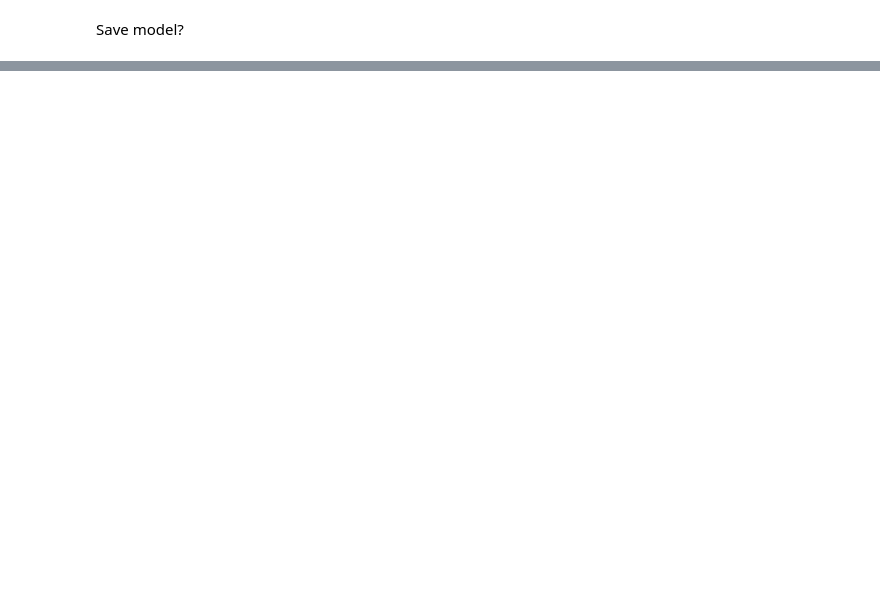
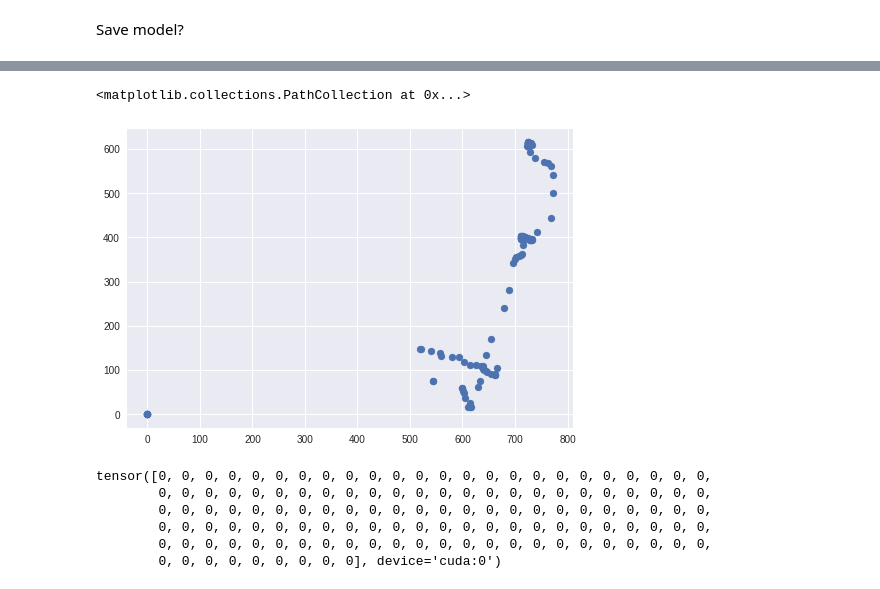
Before and after one commit to axiezai/nl-processors, a Jupyter notebook: nl-processors/gaze/colab_classify_gaze.ipynb, the cells around one changed output, grey strips where cells are left out. Cells and saved outputs as stored; diff of their text form; code cells hidden in the pictures; blank space fills up the shorter version.

```diff
--- a/nl-processors/gaze/colab_classify_gaze.ipynb
+++ b/nl-processors/gaze/colab_classify_gaze.ipynb
@@ -508,0 +549,19 @@ torch.save(gazecom_bLSTM.state_dict(), '/content/blstm_weights.pth'
+# %%
+win_num = 24
+win_coords = torch.from_numpy(x[win_num]).double().to(DEVICE)
+logits = gazecom_bLSTM(win_coords)
+_, predicted = torch.max(logits.squeeze(), dim = 0)
+# %%
+plt.scatter(x[win_num][:,0],x[win_num][:,1])
+# %% [output]
+<matplotlib.collections.PathCollection at 0x...>
+[figure, added]
+# %%
+predicted
+# %% [output]
+tensor([0, 0, 0, 0, 0, 0, 0, 0, 0, 0, 0, 0, 0, 0, 0, 0, 0, 0, 0, 0, 0, 0, 0, 0,
+        0, 0, 0, 0, 0, 0, 0, 0, 0, 0, 0, 0, 0, 0, 0, 0, 0, 0, 0, 0, 0, 0, 0, 0,
+        0, 0, 0, 0, 0, 0, 0, 0, 0, 0, 0, 0, 0, 0, 0, 0, 0, 0, 0, 0, 0, 0, 0, 0,
+        0, 0, 0, 0, 0, 0, 0, 0, 0, 0, 0, 0, 0, 0, 0, 0, 0, 0, 0, 0, 0, 0, 0, 0,
+        0, 0, 0, 0, 0, 0, 0, 0, 0, 0, 0, 0, 0, 0, 0, 0, 0, 0, 0, 0, 0, 0, 0, 0,
+        0, 0, 0, 0, 0, 0, 0, 0, 0], device='cuda:0')
```
Also changed, not shown: parts of 11 cells of this notebook.
